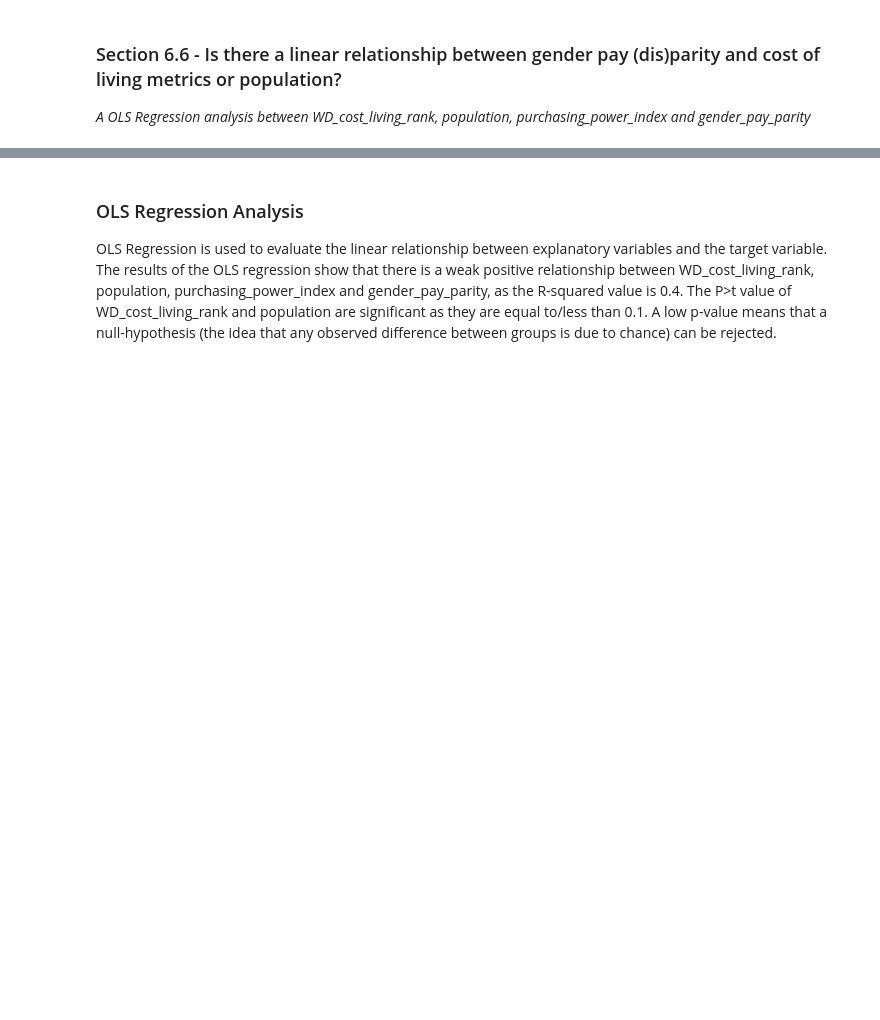
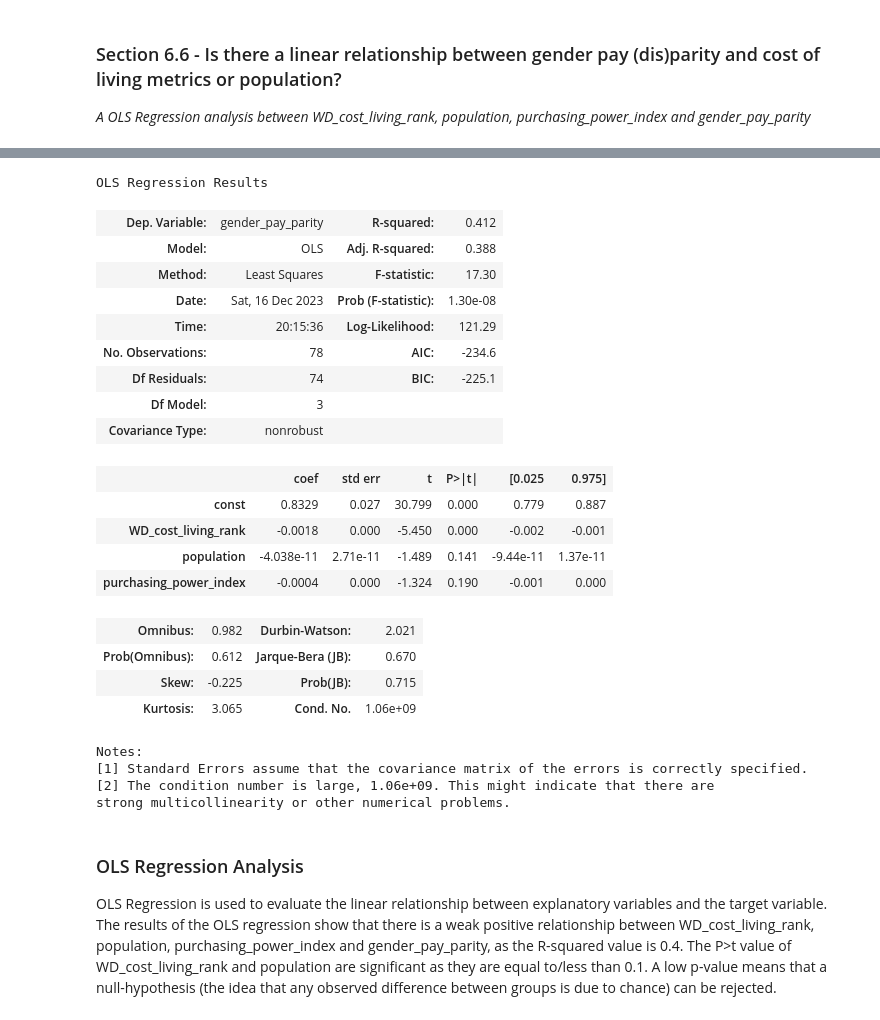
Before and after one commit to Tatiana-Ngamba/The-GitGirls-Collective-group-7, a Jupyter notebook: GLOBAL IT SALARY ANALYSIS - Notebook Part 2 (Data Analysis).ipynb, the cells around one changed output, grey strips where cells are left out. Cells and saved outputs as stored; diff of their text form; code cells hidden in the pictures; blank space fills up the shorter version.

```diff
--- a/GLOBAL IT SALARY ANALYSIS - Notebook Part 2 (Data Analysis).ipynb
+++ b/GLOBAL IT SALARY ANALYSIS - Notebook Part 2 (Data Analysis).ipynb
@@ -871,10 +1183,35 @@ x.shape
 # %%
+
 #A constant is added to allow for a y-intercept that is not necessarily equal to zero.
-x1 = sm.add_constant(x)
+x1 = smp.add_constant(x)
 
 #Ordinary Least Squares(OLS) regression is used to generate a table which gives an extensive description about the regression results.
-result = sm.OLS(y,x1).fit()
+result = smp.OLS(y,x1).fit()
 result.summary()
+# %% [output]
+OLS Regression Results
+| Dep. Variable: | gender_pay_parity | R-squared: | 0.412 |
+| Model: | OLS | Adj. R-squared: | 0.388 |
+| Method: | Least Squares | F-statistic: | 17.30 |
+| Date: | Sat, 16 Dec 2023 | Prob (F-statistic): | 1.30e-08 |
+| Time: | 20:15:36 | Log-Likelihood: | 121.29 |
+| No. Observations: | 78 | AIC: | -234.6 |
+| Df Residuals: | 74 | BIC: | -225.1 |
+| Df Model: | 3 |  |  |
+| Covariance Type: | nonrobust |  |  |
+|  | coef | std err | t | P>|t| | [0.025 | 0.975] |
+| const | 0.8329 | 0.027 | 30.799 | 0.000 | 0.779 | 0.887 |
+| WD_cost_living_rank | -0.0018 | 0.000 | -5.450 | 0.000 | -0.002 | -0.001 |
+| population | -4.038e-11 | 2.71e-11 | -1.489 | 0.141 | -9.44e-11 | 1.37e-11 |
+| purchasing_power_index | -0.0004 | 0.000 | -1.324 | 0.190 | -0.001 | 0.000 |
+| Omnibus: | 0.982 | Durbin-Watson: | 2.021 |
+| Prob(Omnibus): | 0.612 | Jarque-Bera (JB): | 0.670 |
+| Skew: | -0.225 | Prob(JB): | 0.715 |
+| Kurtosis: | 3.065 | Cond. No. | 1.06e+09 |
+Notes:
+[1] Standard Errors assume that the covariance matrix of the errors is correctly specified.
+[2] The condition number is large, 1.06e+09. This might indicate that there are
+strong multicollinearity or other numerical problems.
 # %% [markdown]
 ### OLS Regression Analysis
 
```
Also changed, not shown: parts of 92 cells of this notebook.
